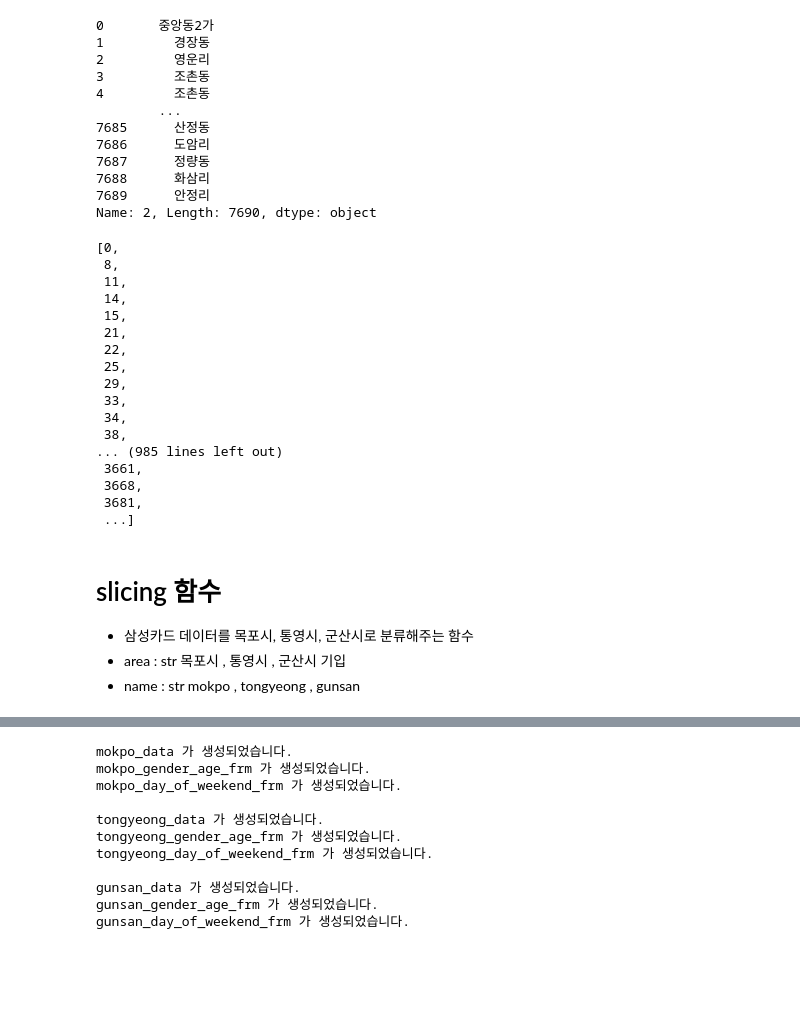
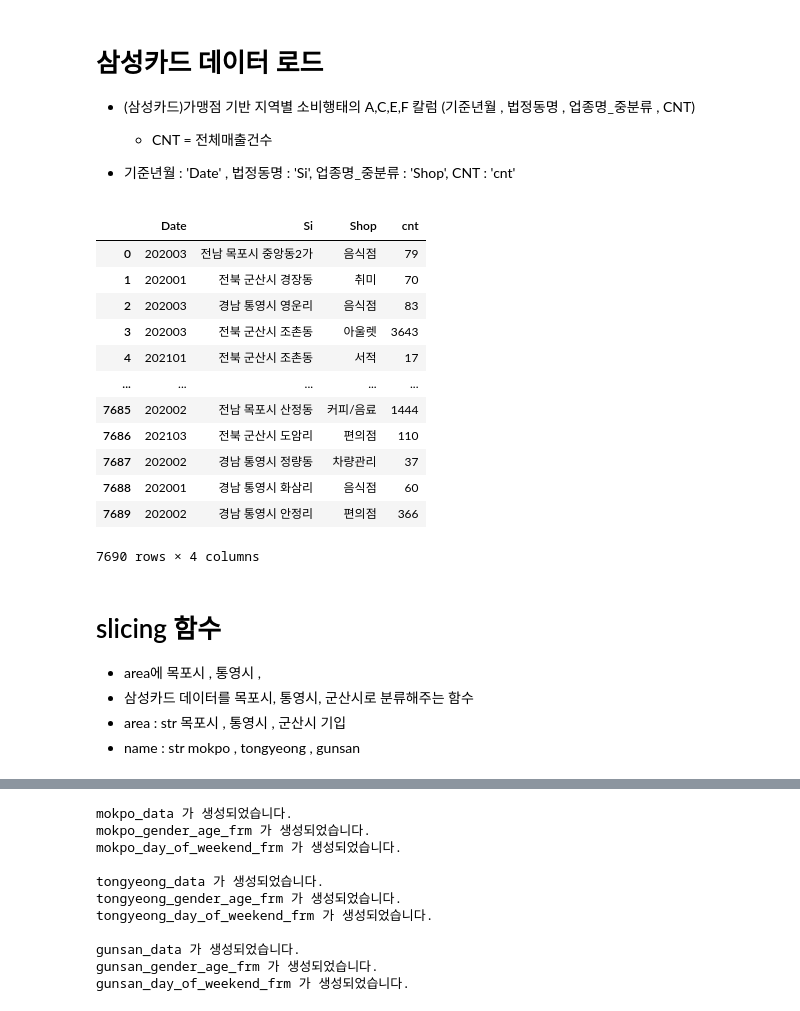
Before and after one commit to JUICE-JinHyeong/multicampus_final_First, a Jupyter notebook: pratice_project/JinHyeong/samsung_card_slicing.ipynb, the cells around one changed output, grey strips where cells are left out. Cells and saved outputs as stored; diff of their text form; code cells hidden in the pictures; blank space fills up the shorter version.

```diff
--- a/pratice_project/JinHyeong/samsung_card_slicing.ipynb
+++ b/pratice_project/JinHyeong/samsung_card_slicing.ipynb
@@ -1,3 +1,9 @@
+# %% [markdown]
+# 삼성카드 데이터 로드
+- (삼성카드)가맹점 기반 지역별 소비행태의 A,C,E,F 칼럼 (기준년월 , 법정동명 , 업종명_중분류 , CNT)
+    - CNT = 전체매출건수
+
+- 기준년월 : 'Date' , 법정동명 : 'Si', 업종명_중분류 : 'Shop', CNT : 'cnt'
 # %%
 import pandas as pd
 import numpy as np
@@ -10,43 +16,27 @@ gender_age = pd.read_excel('(삼성카드)가맹점 기반 지역별 소비행
              , usecols = "G:P")
 day_of_weekend = pd.read_excel('(삼성카드)가맹점 기반 지역별 소비행태.xlsx'
              , usecols = "Q:Y")
-# %%
-data['Si'].str.split(' ' , expand = True)[2]
-# %% [output]
-0       중앙동2가
-1         경장동
-2         영운리
-3         조촌동
-4         조촌동
-        ...
-7685      산정동
-7686      도암리
-7687      정량동
-7688      화삼리
-7689      안정리
-Name: 2, Length: 7690, dtype: object
-# %%
-data.query('Si.str.contains("목포시")').index.to_list()
-# %% [output]
-[0,
- 8,
- 11,
- 14,
- 15,
- 21,
- 22,
- 25,
- 29,
- 33,
- 34,
- 38,
-... (985 lines left out)
- 3661,
- 3668,
- 3681,
- ...]
+# %%
+#
+
+data
+# %% [output]
+|  | Date | Si | Shop | cnt |
+| 0 | 202003 | 전남 목포시 중앙동2가 | 음식점 | 79 |
+| 1 | 202001 | 전북 군산시 경장동 | 취미 | 70 |
+| 2 | 202003 | 경남 통영시 영운리 | 음식점 | 83 |
+| 3 | 202003 | 전북 군산시 조촌동 | 아울렛 | 3643 |
+| 4 | 202101 | 전북 군산시 조촌동 | 서적 | 17 |
+| ... | ... | ... | ... | ... |
+| 7685 | 202002 | 전남 목포시 산정동 | 커피/음료 | 1444 |
+| 7686 | 202103 | 전북 군산시 도암리 | 편의점 | 110 |
+| 7687 | 202002 | 경남 통영시 정량동 | 차량관리 | 37 |
+| 7688 | 202001 | 경남 통영시 화삼리 | 음식점 | 60 |
+| 7689 | 202002 | 경남 통영시 안정리 | 편의점 | 366 |
+7690 rows × 4 columns
 # %% [markdown]
 # slicing 함수
+- area에 목포시 , 통영시 ,
 - 삼성카드 데이터를 목포시, 통영시, 군산시로 분류해주는 함수
 - area : str 목포시 , 통영시 , 군산시 기입
 - name : str mokpo , tongyeong , gunsan
```
Also changed, not shown: parts of 31 cells of this notebook, 12 other files.
